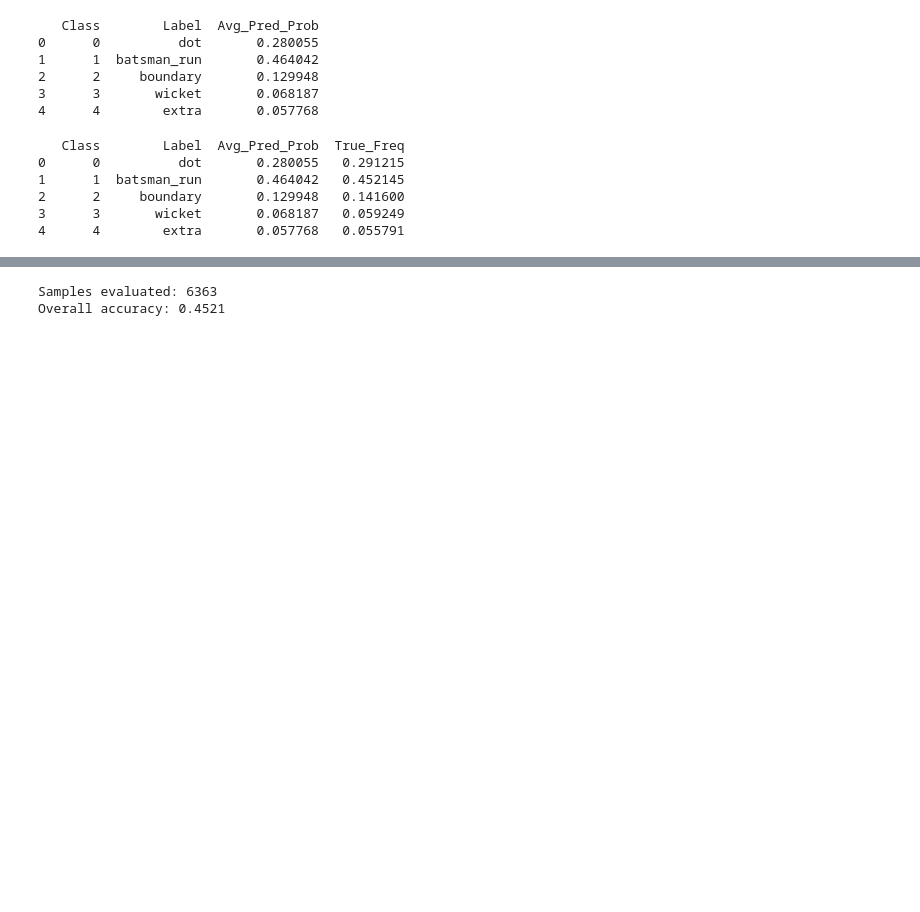
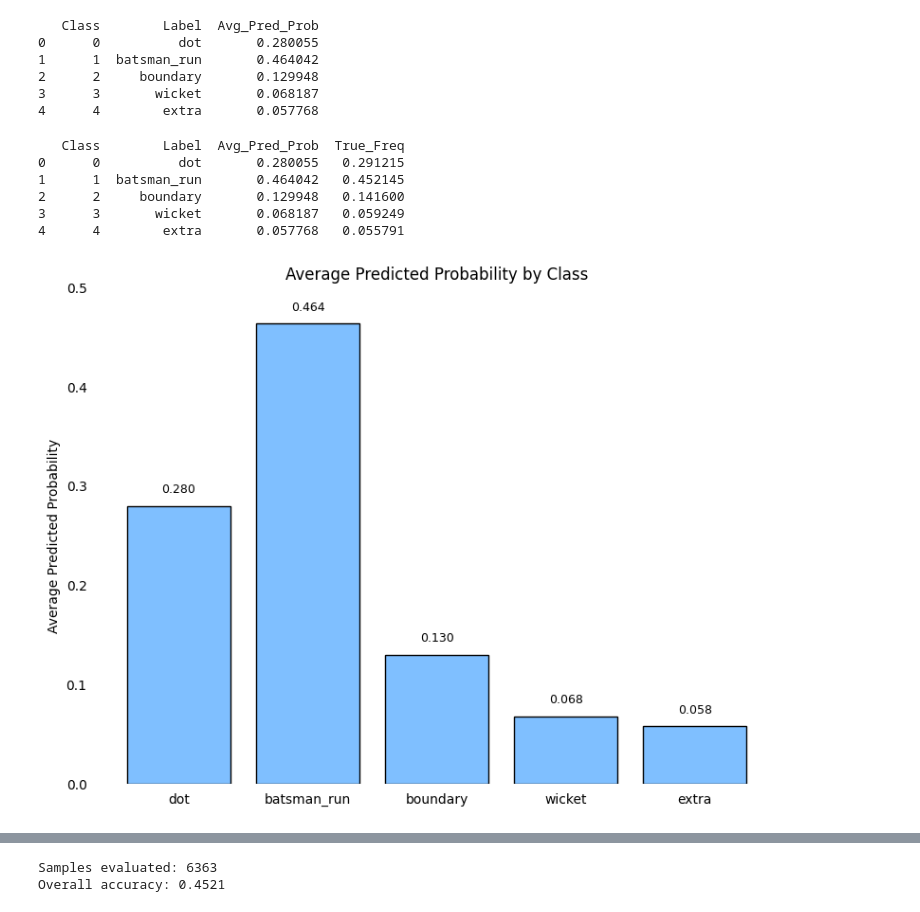
Before and after one commit to GBaugniet/cricketmodel, a Jupyter notebook: Cricket_Prediction_Model (4).ipynb, the cells around one changed output, grey strips where cells are left out. Cells and saved outputs as stored; diff of their text form; code cells hidden in the pictures; blank space fills up the shorter version.

```diff
--- a/Cricket_Prediction_Model (4).ipynb
+++ b/Cricket_Prediction_Model (4).ipynb
@@ -10805,3 +10820,37 @@ print(df_avg)
 2      2     boundary       0.129948   0.141600
 3      3       wicket       0.068187   0.059249
 4      4        extra       0.057768   0.055791
+# %%
+import matplotlib.pyplot as plt
+
+# Data
+classes = ["dot", "batsman_run", "boundary", "wicket", "extra"]
+probs = [0.280, 0.464, 0.130, 0.068, 0.058]
+
+# Plot
+plt.figure(figsize=(8,6))
+bars = plt.bar(classes, probs, color="#7fbfff", edgecolor="black")
+
+# Formatting
+plt.ylabel("Average Predicted Probability")
+plt.title("Average Predicted Probability by Class")
+plt.ylim(0, 0.5)
+
+# Remove background lines and spines
+ax = plt.gca()
+ax.grid(False)
+ax.tick_params(left=False, bottom=False)
+for spine in ["top", "right", "left", "bottom"]:
+    ax.spines[spine].set_visible(False)
+
+# Add values on top
+for bar, prob in zip(bars, probs):
+    plt.text(bar.get_x() + bar.get_width()/2, prob + 0.01,
+             f"{prob:.3f}", ha="center", va="bottom", fontsize=9)
+
+plt.tight_layout()
+plt.savefig("class_probabilities.png", dpi=300, bbox_inches="tight")
+
+plt.show()
+# %% [output]
+[figure, added]
```
Also changed, not shown: parts of 9 cells of this notebook.
